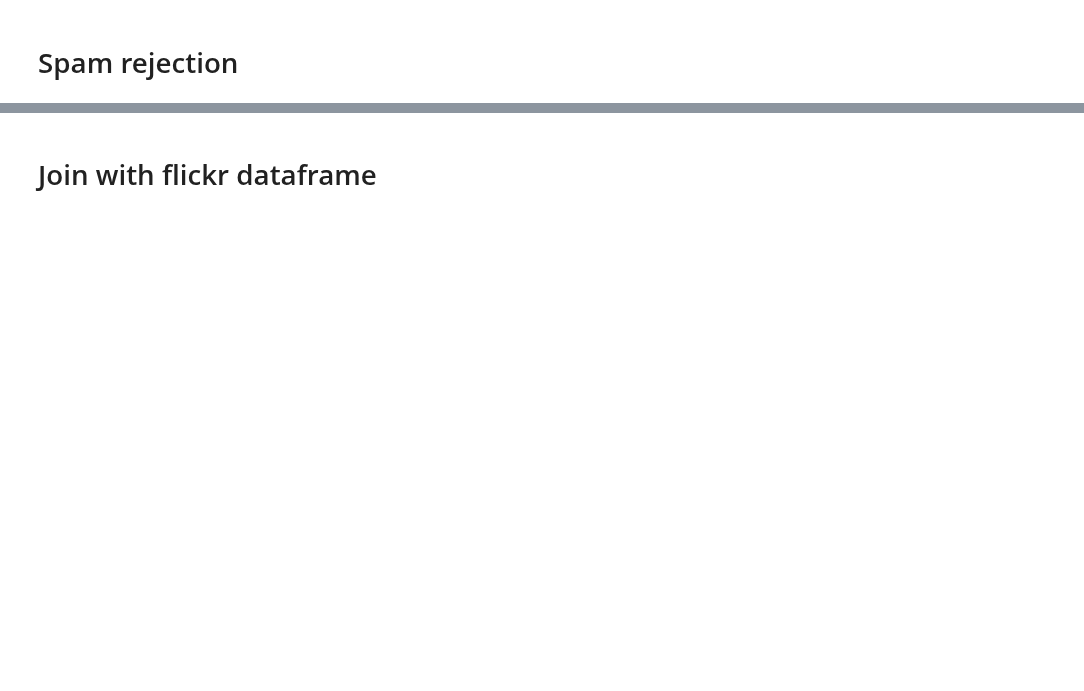
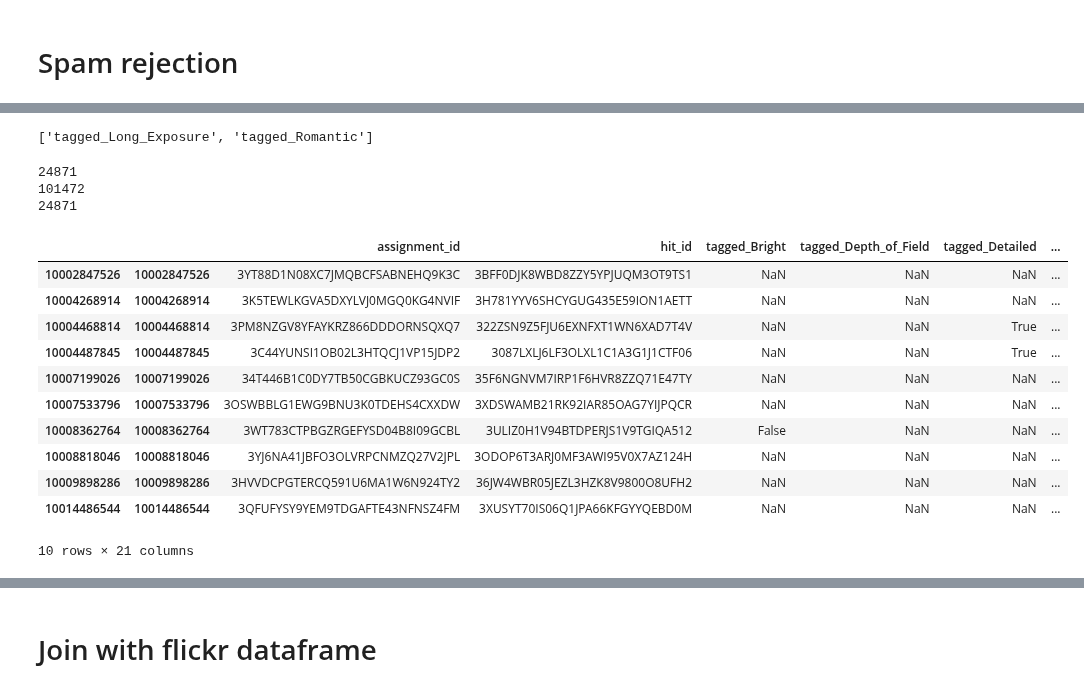
Before and after one commit to matttrent/vislab, a Jupyter notebook: notebooks/mturk_get_results.ipynb, the cells around one changed output, grey strips where cells are left out. Saved outputs shown, nothing was run; the diff lists cells and outputs as text; code cells hidden in the pictures; blank space fills up the shorter version.

Commit message:
aggregating majority vote of turkers

```diff
--- a/notebooks/mturk_get_results.ipynb
+++ b/notebooks/mturk_get_results.ipynb
@@ -437,0 +440,4 @@ clean_df.to_hdf( '../../mturk-results/mturk-cleaned-answers.h5', 'df', mode='w')
+# %%
+clean_df = clean_df.sort_index()
+# %%
+grouped = clean_df.groupby( level=0 )
@@ -437,0 +475,49 @@ clean_df.to_hdf( '../../mturk-results/mturk-cleaned-answers.h5', 'df', mode='w')
+# %%
+assignment_df_tag( test_df )
+# %% [output]
+['tagged_Long_Exposure', 'tagged_Romantic']
+# %%
+def turker_majority_vote( group ):
+
+    # get the tagged_ column for the group
+    tags = assignment_df_tag( group )
+#     if len( tags ) > 1: print tags
+
+    new_group = group.head( 1 )
+
+    for tn in tags:
+        tag_group = group.dropna( subset=[tn] )
+
+        df_len   = len( tag_group )
+        true_len = len( tag_group[ tag_group[tn] == True ] )
+        true_vote = true_len > df_len / 2.
+
+        new_group[tn] = true_vote
+
+    return new_group
+# %%
+majority_df = grouped.apply( turker_majority_vote )
+# %%
+print len( majority_df.index.unique() )
+print len( clean_df.index )
+print len( clean_df.index.unique() )
+# %% [output]
+24871
+101472
+24871
+# %%
+majority_df = majority_df.sort_index()
+majority_df.head( 10 )
+# %% [output]
+|  |  | assignment_id | hit_id | tagged_Bright | tagged_Depth_of_Field | tagged_Detailed | ... |
+| 10002847526 | 10002847526 | 3YT88D1N08XC7JMQBCFSABNEHQ9K3C | 3BFF0DJK8WBD8ZZY5YPJUQM3OT9TS1 | NaN | NaN | NaN | ... |
+| 10004268914 | 10004268914 | 3K5TEWLKGVA5DXYLVJ0MGQ0KG4NVIF | 3H781YYV6SHCYGUG435E59ION1AETT | NaN | NaN | NaN | ... |
+| 10004468814 | 10004468814 | 3PM8NZGV8YFAYKRZ866DDDORNSQXQ7 | 322ZSN9Z5FJU6EXNFXT1WN6XAD7T4V | NaN | NaN | True | ... |
+| 10004487845 | 10004487845 | 3C44YUNSI1OB02L3HTQCJ1VP15JDP2 | 3087LXLJ6LF3OLXL1C1A3G1J1CTF06 | NaN | NaN | True | ... |
+| 10007199026 | 10007199026 | 34T446B1C0DY7TB50CGBKUCZ93GC0S | 35F6NGNVM7IRP1F6HVR8ZZQ71E47TY | NaN | NaN | NaN | ... |
+| 10007533796 | 10007533796 | 3OSWBBLG1EWG9BNU3K0TDEHS4CXXDW | 3XDSWAMB21RK92IAR85OAG7YIJPQCR | NaN | NaN | NaN | ... |
+| 10008362764 | 10008362764 | 3WT783CTPBGZRGEFYSD04B8I09GCBL | 3ULIZ0H1V94BTDPERJS1V9TGIQA512 | False | NaN | NaN | ... |
+| 10008818046 | 10008818046 | 3YJ6NA41JBFO3OLVRPCNMZQ27V2JPL | 3ODOP6T3ARJ0MF3AWI95V0X7AZ124H | NaN | NaN | NaN | ... |
+| 10009898286 | 10009898286 | 3HVVDCPGTERCQ591U6MA1W6N924TY2 | 36JW4WBR05JEZL3HZK8V9800O8UFH2 | NaN | NaN | NaN | ... |
+| 10014486544 | 10014486544 | 3QFUFYSY9YEM9TDGAFTE43NFNSZ4FM | 3XUSYT70IS06Q1JPA66KFGYYQEBD0M | NaN | NaN | NaN | ... |
+10 rows × 21 columns
```
Also changed, not shown: parts of 24 cells of this notebook.
